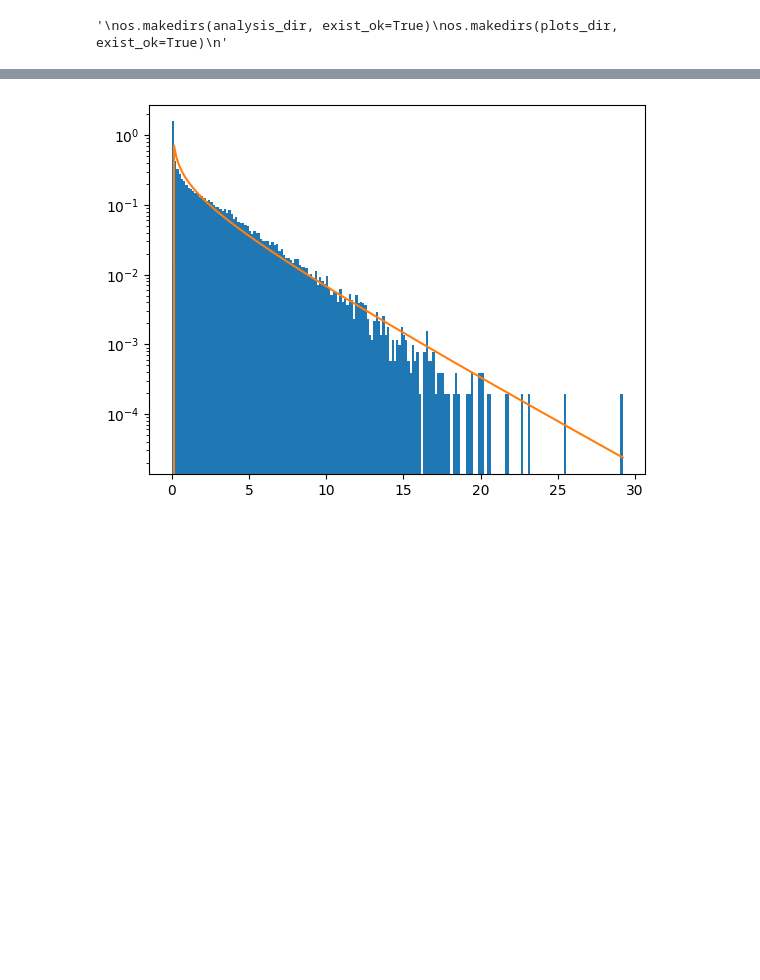
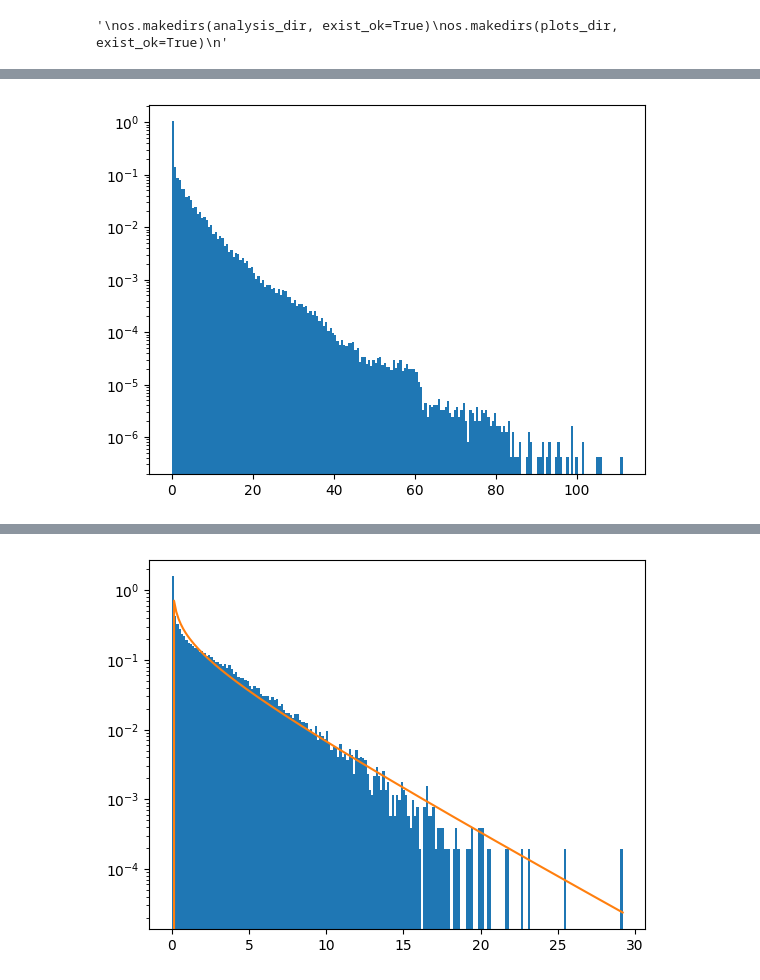
Before and after one commit to nepodhodish/Hyras, a Jupyter notebook: data_analysis/data_analysis.ipynb, the cells around one changed output, grey strips where cells are left out. Saved outputs shown, nothing was run; the diff lists cells and outputs as text; code cells hidden in the pictures; blank space fills up the shorter version.

```diff
--- a/data_analysis/data_analysis.ipynb
+++ b/data_analysis/data_analysis.ipynb
@@ -108,0 +97,6 @@ ds = load_dataset_with_dask(data_dir, version, chunks, test_n=10)
+# %%
+# 100_000 cubes
+bars = plt.hist(train_arr, bins=200, log=True, density=True)
+plt.show()
+# %% [output]
+[figure, added]
```
Also changed, not shown: parts of 25 cells of this notebook, 36 other files.
